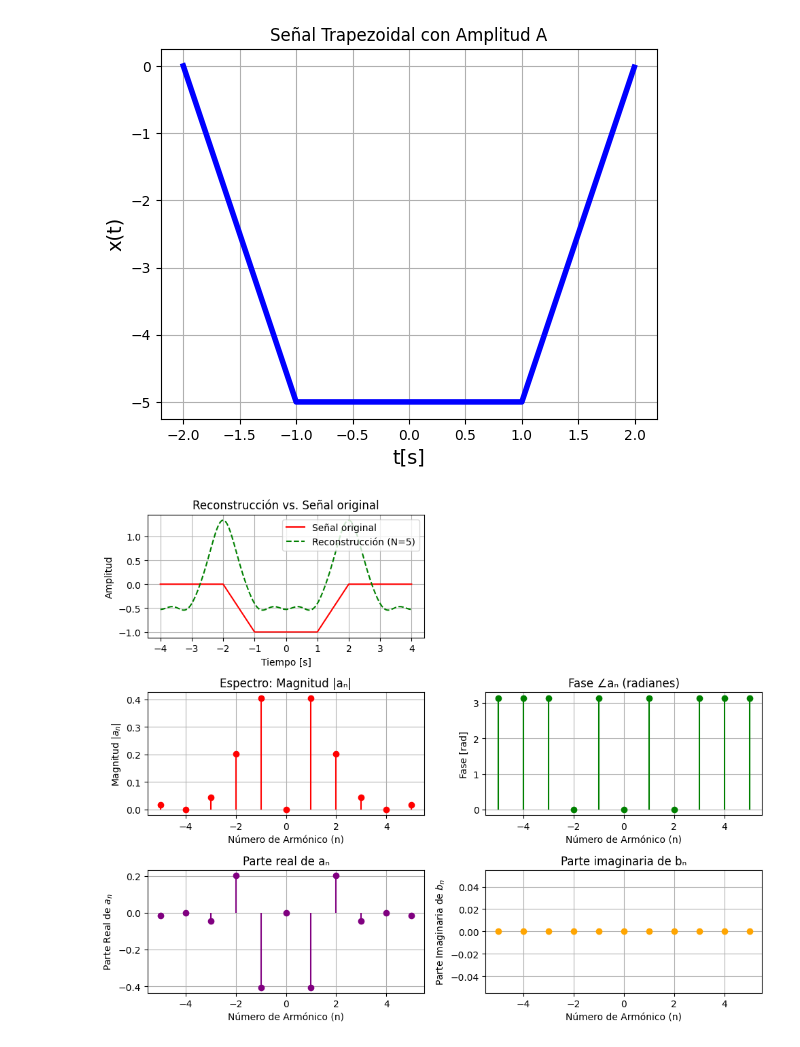
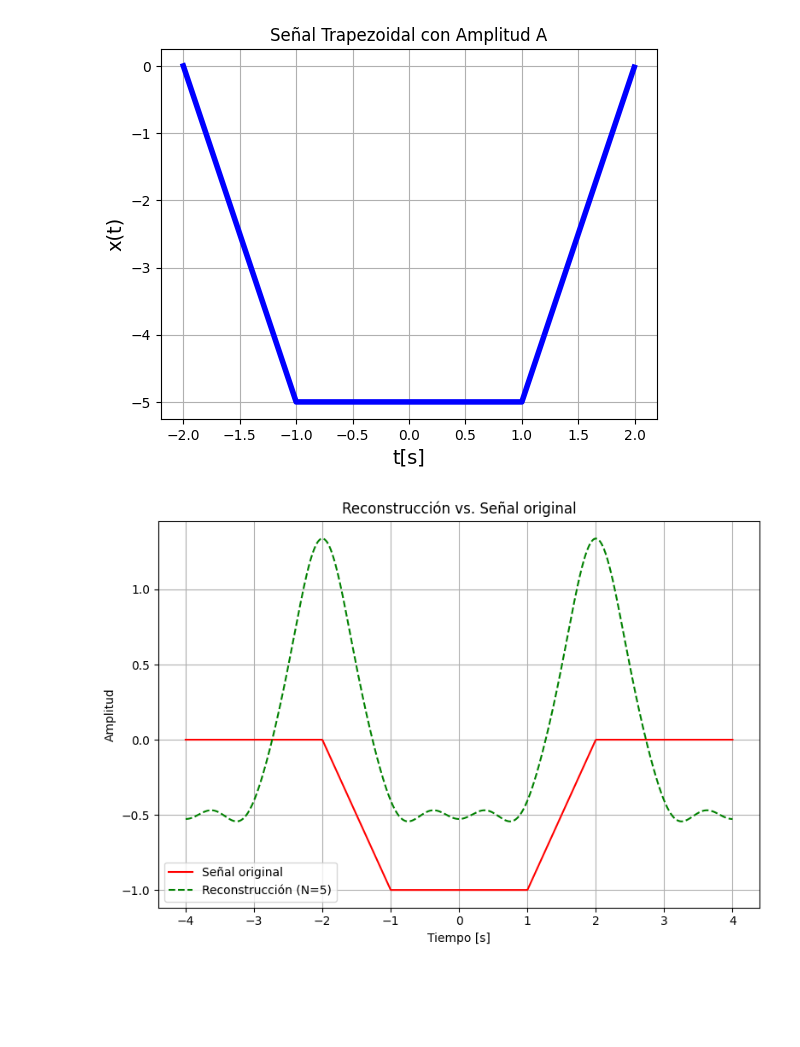
Before and after one commit to JUANOSORIOG/Senales_y_Sistemas, a Jupyter notebook: PARCIAL_1_.ipynb, the cells around one changed output. Drawn from its saved outputs; the diff is of its cells as text; code cells hidden in the pictures; blank space fills up the shorter version.

```diff
--- a/PARCIAL_1_.ipynb
+++ b/PARCIAL_1_.ipynb
@@ -312,61 +312,34 @@ relative_error = error / (np.abs(x_true) + 1e-8)
 
 # Espectro
 # Calcula los valores necesarios para graficar el espectro (coeficientes, magnitud, fase)
 n_vals = np.arange(-N, N + 1) # Array de los números de armónico (-N a N)
 # Calcula los coeficientes a_n para cada armónico en n_vals
 a_vals = np.array([an(abs(n)) if n != 0 else 0 for n in n_vals])
 b_vals = np.zeros_like(a_vals) # Array de ceros para los coeficientes b_n (señal par)
 mag_vals = np.abs(a_vals) # Magnitud de los coeficientes (para señales reales, es |a_n|)
 phase_vals = np.angle(a_vals) # Fase de los coeficientes (en radianes)
 
 # Gráficas
-plt.figure(figsize=(10, 8)) # Aumentar ligeramente el tamaño de la figura para mejor visualización
+plt.figure(figsize=(20, 20)) # Aumentar ligeramente el tamaño de la figura para mejor visualización
 
 # Subplot 1: Reconstrucción vs. Señal original
 plt.subplot(3, 2, 1) # Define este como el primer subplot en una cuadrícula de 3x2
 plt.plot(t_vals, x_true, label="Señal original", color='red') # Grafica la señal exacta en rojo
 plt.plot(t_vals, x_recon, '--', label="Reconstrucción (N=5)", color='green') # Grafica la señal reconstruida en verde
 plt.title("Reconstrucción vs. Señal original") # Título del subplot
 plt.xlabel("Tiempo [s]") # Etiqueta del eje x
 plt.ylabel("Amplitud") # Etiqueta del eje y
 plt.legend() # Muestra la leyenda para identificar las líneas
 plt.grid(True) # Muestra la cuadrícula
 
 
 
-# Subplot 3: Espectro: Magnitud |aₙ|
-plt.subplot(3, 2, 3) # Define este como el tercer subplot
-plt.stem(n_vals, mag_vals, linefmt='red', markerfmt='o', basefmt=' ') # Grafica la magnitud en rojo
-plt.title("Espectro: Magnitud |aₙ|") # Título del subplot
-plt.xlabel("Número de Armónico (n)") # Etiqueta del eje x (número de armónico)
-plt.ylabel("Magnitud $|a_n|$") # Etiqueta del eje y (magnitud)
-plt.grid(True) # Muestra la cuadrícula
 
-# Subplot 4: Fase ∠aₙ (radianes)
-plt.subplot(3, 2, 4) # Define este como el cuarto subplot
-plt.stem(n_vals, phase_vals, linefmt='green', markerfmt='o', basefmt=' ') # Grafica la fase en verde
-plt.title("Fase ∠aₙ (radianes)") # Título del subplot
-plt.xlabel("Número de Armónico (n)") # Etiqueta del eje x (número de armónico)
-plt.ylabel("Fase [rad]") # Etiqueta del eje y (fase en radianes)
-plt.grid(True) # Muestra la cuadrícula
 
-# Subplot 5: Parte real de aₙ
-plt.subplot(3, 2, 5) # Define este como el quinto subplot
-plt.stem(n_vals, a_vals, linefmt='purple', markerfmt='o', basefmt=' ') # Grafica la parte real (ejemplo en morado)
-plt.title("Parte real de aₙ") # Título del subplot
-plt.xlabel("Número de Armónico (n)") # Etiqueta del eje x (número de armónico)
-plt.ylabel("Parte Real de $a_n$") # Etiqueta del eje y (parte real)
-plt.grid(True) # Muestra la cuadrícula
 
-# Subplot 6: Parte imaginaria de bₙ
-plt.subplot(3, 2, 6) # Define este como el sexto subplot
-plt.stem(n_vals, b_vals, linefmt='orange', markerfmt='o', basefmt=' ') # Grafica la parte imaginaria (ejemplo en naranja)
-plt.title("Parte imaginaria de bₙ") # Título del subplot
-plt.xlabel("Número de Armónico (n)") # Etiqueta del eje x (número de armónico)
-plt.ylabel("Parte Imaginaria de $b_n$") # Etiqueta del eje y (parte imaginaria)
-plt.grid(True) # Muestra la cuadrícula
 
-plt.tight_layout() # Ajusta automáticamente los parámetros de los subplots para evitar solapamientos
+
+
 plt.show() # Muestra la figura con todos los subplots
 # %% [output]
-[figure, old version]
+[figure, new version]
```
Also changed, not shown: parts of 4 cells of this notebook.
